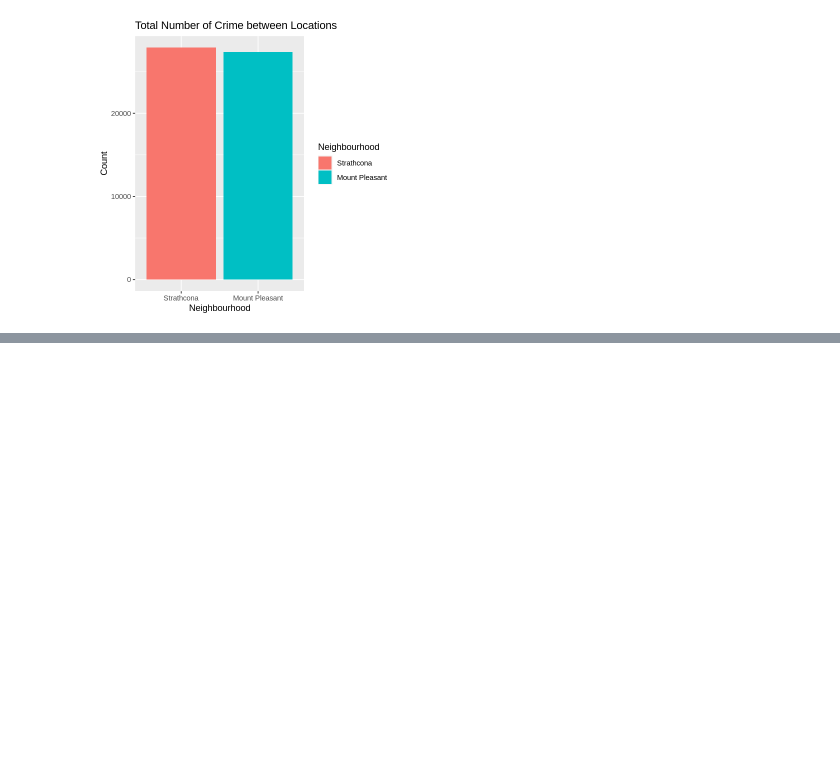
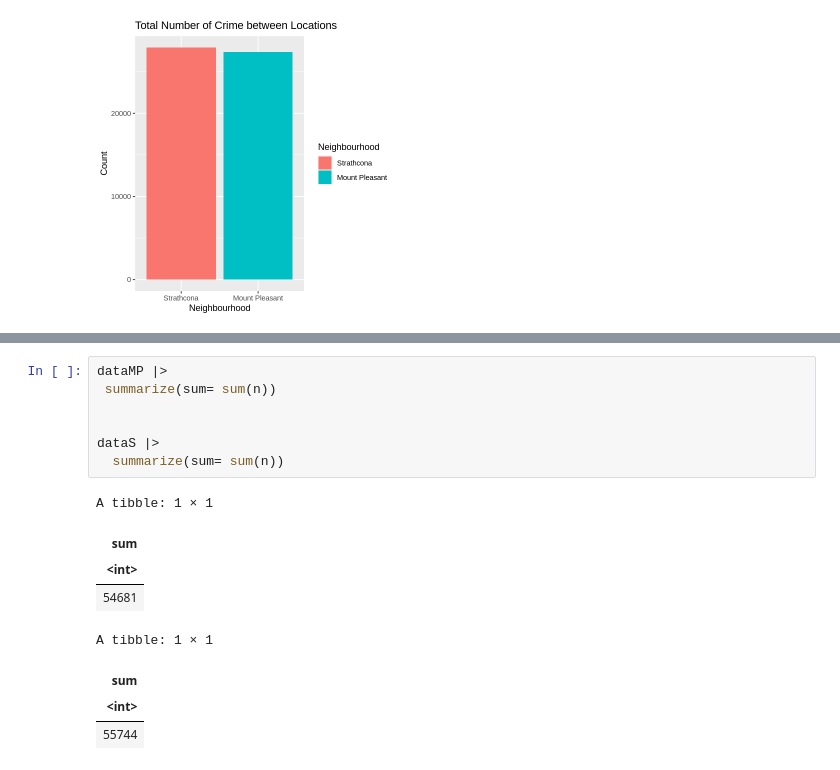
Before and after one commit to vkyaang/Stat201-project, a Jupyter notebook: project.ipynb, the cells around one changed output, grey strips where cells are left out. Cells and saved outputs as stored; diff of their text form; blank space fills up the shorter version.

```diff
--- a/project.ipynb
+++ b/project.ipynb
@@ -182,6 +193,22 @@ A tibble: 11 × 2
 | Mischief | 8142 |
 | Offence Against a Person | 9769 |
 | Other Theft | 13278 |
+# %%
+dataMP |>
+ summarize(sum= sum(n))
+
+
+dataS |>
+  summarize(sum= sum(n))
+# %% [output]
+A tibble: 1 × 1
+| sum |
+| <int> |
+| 54681 |
+A tibble: 1 × 1
+| sum |
+| <int> |
+| 55744 |
 # %%
 options(repr.plot.width = 15, repr.plot.height = 5)
 westend_sum_plot <- crime_data_sum %>%
```
Also changed, not shown: parts of 6 cells of this notebook.
